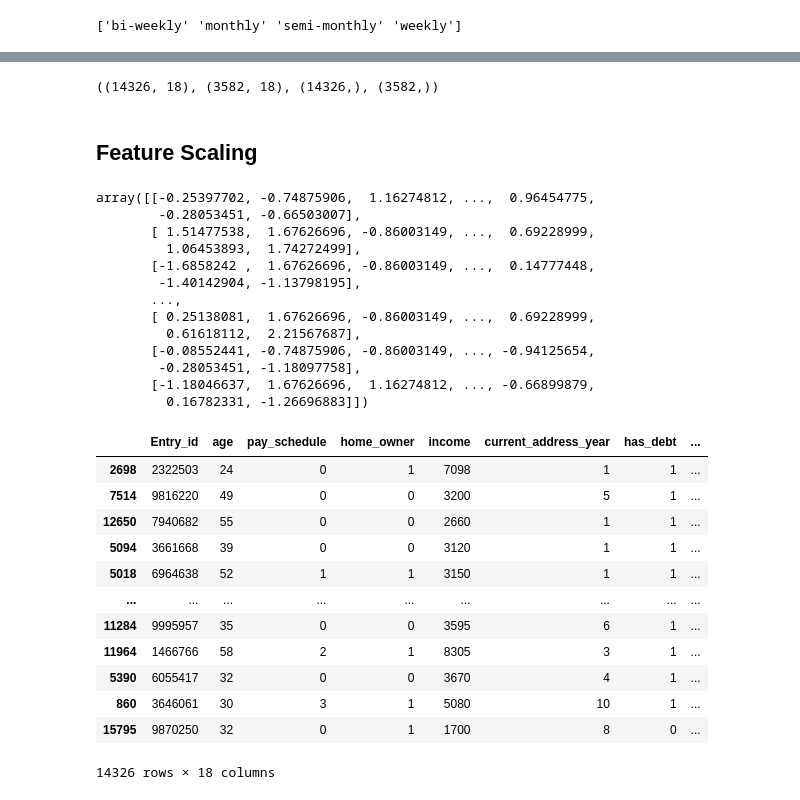
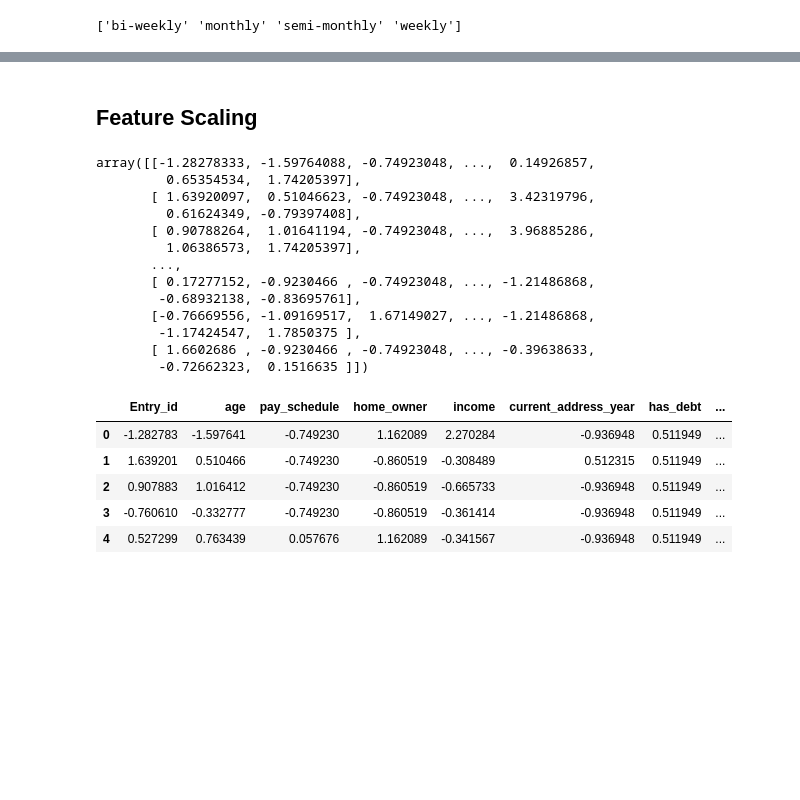
Before and after one commit to Fawazaro213/financial-data-project, a Jupyter notebook: e-sign-prediction.ipynb, the cells around one changed output, grey strips where cells are left out. Drawn from its saved outputs; the diff is of its cells as text; code cells hidden in the pictures; blank space fills up the shorter version.

```diff
--- a/e-sign-prediction.ipynb
+++ b/e-sign-prediction.ipynb
@@ -129,4 +248,4 @@ e_sign_1.head()
 # %%
-e_sign_1.drop("personal_account_y", axis=1, inplace=True)
-e_sign_1.drop("personal_account_m", axis=1, inplace=True)
+X_train.drop("personal_account_y", axis=1, inplace=True)
+X_train.drop("personal_account_m", axis=1, inplace=True)
 # %%
@@ -221,3 +340,3 @@ array([[1, 0, 0, 0],
 # %%
-e_sign_1["pay_schedule"] = pd.Categorical(e_sign_1["pay_schedule"]).codes
+X_train["pay_schedule"] = pd.Categorical(X_train["pay_schedule"]).codes
 # %%
@@ -241,43 +351,35 @@ X_train, X_test, y_train, y_test = train_test_split(X, y, test_size=0.2, random_
-# %%
-X_train.shape, X_test.shape, y_train.shape, y_test.shape
-# %% [output]
-((14326, 18), (3582, 18), (14326,), (3582,))
 # %% [markdown]
 ## Feature Scaling
 # %%
 from sklearn.preprocessing import StandardScaler
 
 scaler = StandardScaler()
-features = e_sign_1.drop(columns=["e_signed", "Entry_id"])
+features = X_train
 scaled_features = scaler.fit_transform(features)
 scaled_features
 # %% [output]
-array([[-0.25397702, -0.74875906,  1.16274812, ...,  0.96454775,
-        -0.28053451, -0.66503007],
-       [ 1.51477538,  1.67626696, -0.86003149, ...,  0.69228999,
-         1.06453893,  1.74272499],
-       [-1.6858242 ,  1.67626696, -0.86003149, ...,  0.14777448,
-        -1.40142904, -1.13798195],
+array([[-1.28278333, -1.59764088, -0.74923048, ...,  0.14926857,
+         0.65354534,  1.74205397],
+       [ 1.63920097,  0.51046623, -0.74923048, ...,  3.42319796,
+         0.61624349, -0.79397408],
+       [ 0.90788264,  1.01641194, -0.74923048, ...,  3.96885286,
+         1.06386573,  1.74205397],
        ...,
-       [ 0.25138081,  1.67626696, -0.86003149, ...,  0.69228999,
-         0.61618112,  2.21567687],
-       [-0.08552441, -0.74875906, -0.86003149, ..., -0.94125654,
-        -0.28053451, -1.18097758],
-       [-1.18046637,  1.67626696,  1.16274812, ..., -0.66899879,
-         0.16782331, -1.26696883]])
+       [ 0.17277152, -0.9230466 , -0.74923048, ..., -1.21486868,
+        -0.68932138, -0.83695761],
+       [-0.76669556, -1.09169517,  1.67149027, ..., -1.21486868,
+        -1.17424547,  1.7850375 ],
+       [ 1.6602686 , -0.9230466 , -0.74923048, ..., -0.39638633,
+        -0.72662323,  0.1516635 ]])
+# %%
+scaled_df = pd.DataFrame(scaled_features, columns=features.columns)
+# scaled_df['e_signed'] = X_train['e_signed'].values
 # %%
-X_train
+scaled_df.head()
 # %% [output]
 |  | Entry_id | age | pay_schedule | home_owner | income | current_address_year | has_debt | ... |
-| 2698 | 2322503 | 24 | 0 | 1 | 7098 | 1 | 1 | ... |
-| 7514 | 9816220 | 49 | 0 | 0 | 3200 | 5 | 1 | ... |
-| 12650 | 7940682 | 55 | 0 | 0 | 2660 | 1 | 1 | ... |
-| 5094 | 3661668 | 39 | 0 | 0 | 3120 | 1 | 1 | ... |
-| 5018 | 6964638 | 52 | 1 | 1 | 3150 | 1 | 1 | ... |
-| ... | ... | ... | ... | ... | ... | ... | ... | ... |
-| 11284 | 9995957 | 35 | 0 | 0 | 3595 | 6 | 1 | ... |
-| 11964 | 1466766 | 58 | 2 | 1 | 8305 | 3 | 1 | ... |
-| 5390 | 6055417 | 32 | 0 | 0 | 3670 | 4 | 1 | ... |
-| 860 | 3646061 | 30 | 3 | 1 | 5080 | 10 | 1 | ... |
-| 15795 | 9870250 | 32 | 0 | 1 | 1700 | 8 | 0 | ... |
+| 0 | -1.282783 | -1.597641 | -0.749230 | 1.162089 | 2.270284 | -0.936948 | 0.511949 | ... |
+| 1 | 1.639201 | 0.510466 | -0.749230 | -0.860519 | -0.308489 | 0.512315 | 0.511949 | ... |
+| 2 | 0.907883 | 1.016412 | -0.749230 | -0.860519 | -0.665733 | -0.936948 | 0.511949 | ... |
+| 3 | -0.760610 | -0.332777 | -0.749230 | -0.860519 | -0.361414 | -0.936948 | 0.511949 | ... |
+| 4 | 0.527299 | 0.763439 | 0.057676 | 1.162089 | -0.341567 | -0.936948 | 0.511949 | ... |
-14326 rows × 18 columns
```
Also changed, not shown: parts of 53 cells of this notebook.
